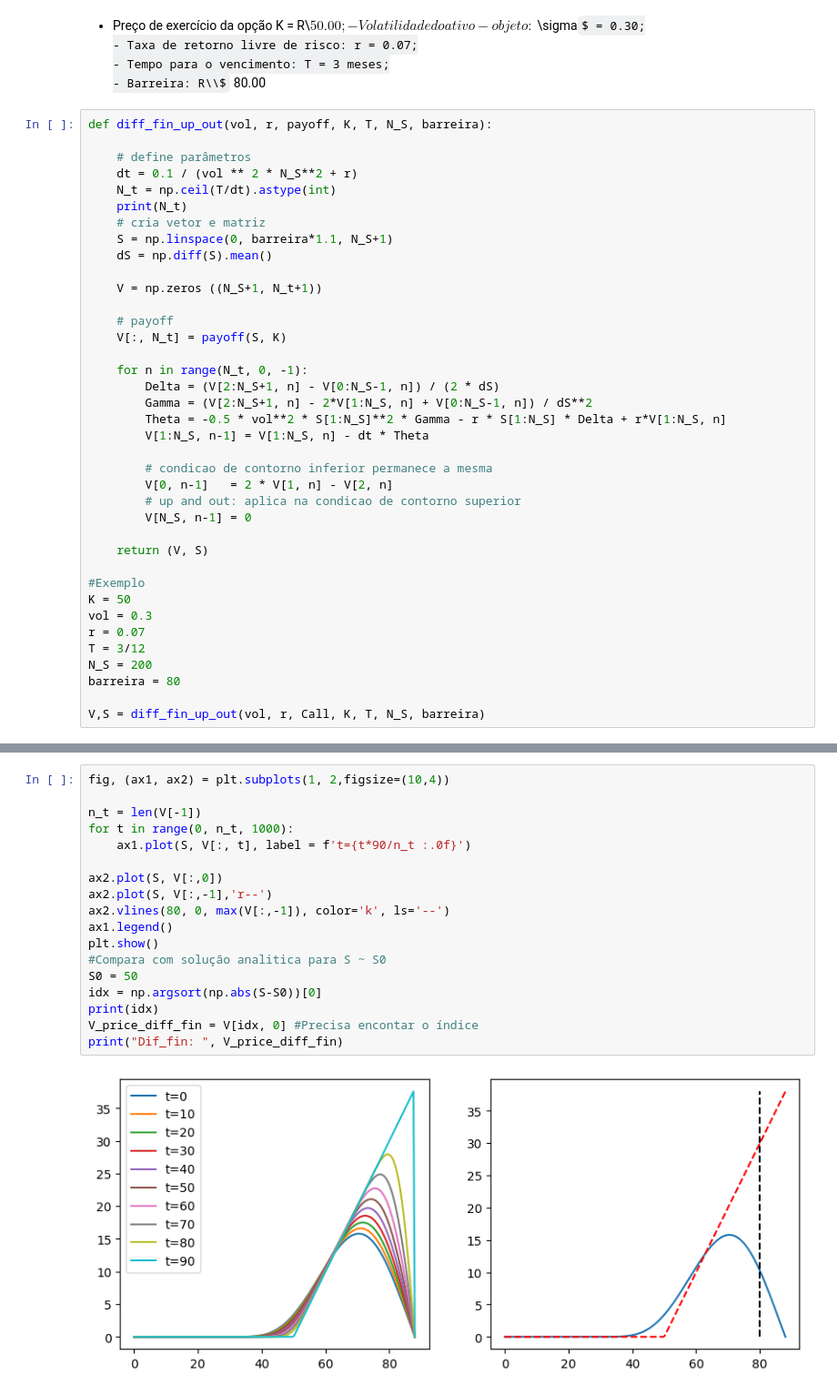
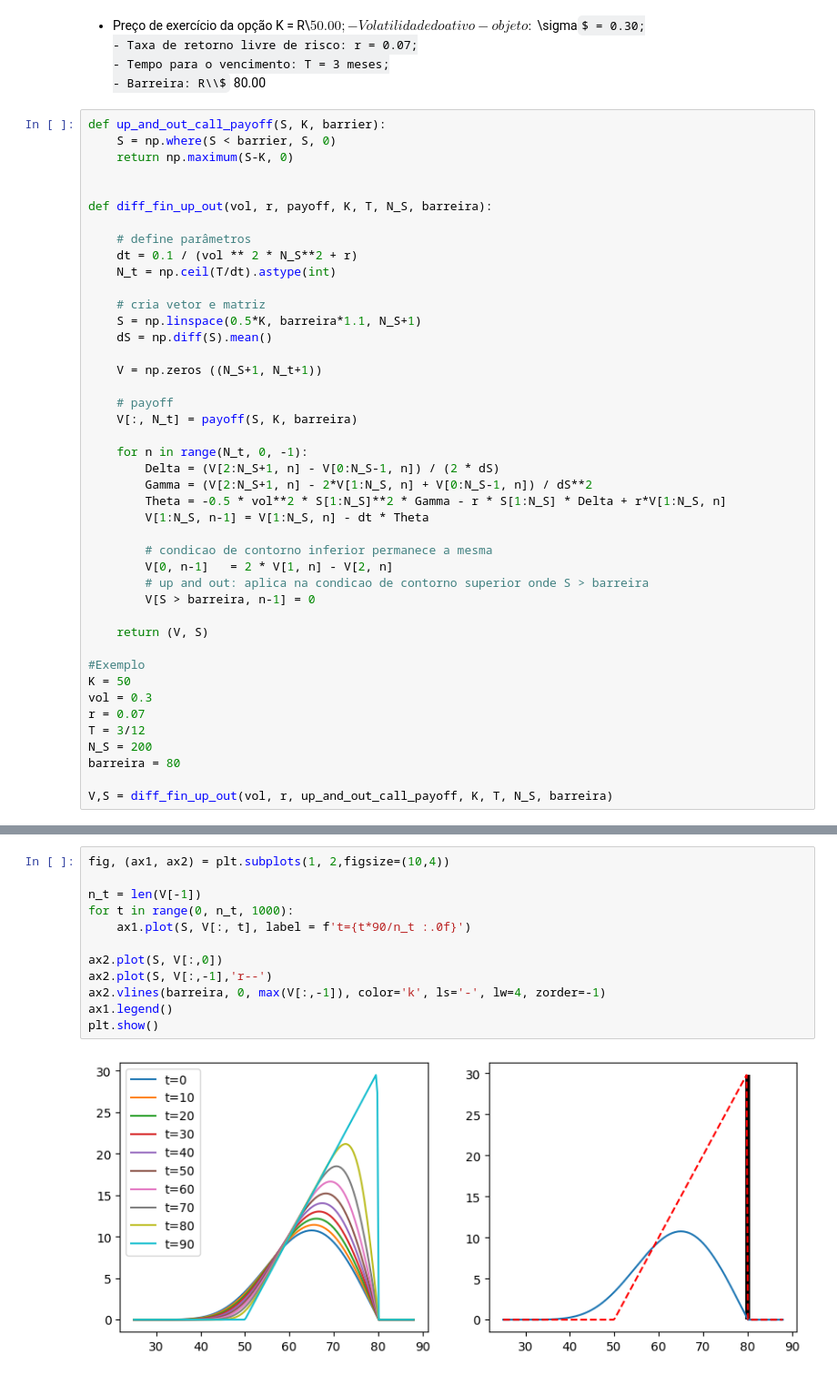
Before and after one commit to FerPapi/fineng-mba-usp, a Jupyter notebook: math_derivatives/Aula_01_EGF_12.ipynb, the cells around one changed output, grey strips where cells are left out. Shown at 91% size. Drawn from its saved outputs; the diff is of its cells as text; some formulas as TeX source.

```diff
--- a/math_derivatives/Aula_01_EGF_12.ipynb
+++ b/math_derivatives/Aula_01_EGF_12.ipynb
@@ -203,20 +203,25 @@ Assuma:
  - Tempo para o vencimento: T = 3 meses;
  - Barreira: R\\$ 80.00
 # %%
+def up_and_out_call_payoff(S, K, barrier):
+    S = np.where(S < barrier, S, 0)
+    return np.maximum(S-K, 0)
+
+
 def diff_fin_up_out(vol, r, payoff, K, T, N_S, barreira):
 
     # define parâmetros
     dt = 0.1 / (vol ** 2 * N_S**2 + r)
     N_t = np.ceil(T/dt).astype(int)
-    print(N_t)
+
     # cria vetor e matriz
-    S = np.linspace(0, barreira*1.1, N_S+1)
+    S = np.linspace(0.5*K, barreira*1.1, N_S+1)
     dS = np.diff(S).mean()
 
     V = np.zeros ((N_S+1, N_t+1))
 
     # payoff
-    V[:, N_t] = payoff(S, K)
+    V[:, N_t] = payoff(S, K, barreira)
 
     for n in range(N_t, 0, -1):
         Delta = (V[2:N_S+1, n] - V[0:N_S-1, n]) / (2 * dS)
@@ -226,8 +231,8 @@ def diff_fin_up_out(vol, r, payoff, K, T, N_S, barreira):
 
         # condicao de contorno inferior permanece a mesma
         V[0, n-1]   = 2 * V[1, n] - V[2, n]
-        # up and out: aplica na condicao de contorno superior
-        V[N_S, n-1] = 0
+        # up and out: aplica na condicao de contorno superior onde S > barreira
+        V[S > barreira, n-1] = 0
 
     return (V, S)
 
@@ -239,4 +244,4 @@ T = 3/12
 N_S = 200
 barreira = 80
 
-V,S = diff_fin_up_out(vol, r, Call, K, T, N_S, barreira)
+V,S = diff_fin_up_out(vol, r, up_and_out_call_payoff, K, T, N_S, barreira)
@@ -245,20 +248,14 @@ V,S = diff_fin_up_out(vol, r, Call, K, T, N_S, barreira)
 # %%
 fig, (ax1, ax2) = plt.subplots(1, 2,figsize=(10,4))
 
 n_t = len(V[-1])
 for t in range(0, n_t, 1000):
     ax1.plot(S, V[:, t], label = f't={t*90/n_t :.0f}')
 
 ax2.plot(S, V[:,0])
 ax2.plot(S, V[:,-1],'r--')
-ax2.vlines(80, 0, max(V[:,-1]), color='k', ls='--')
+ax2.vlines(barreira, 0, max(V[:,-1]), color='k', ls='-', lw=4, zorder=-1)
 ax1.legend()
 plt.show()
-#Compara com solução analitica para S ~ S0
-S0 = 50
-idx = np.argsort(np.abs(S-S0))[0]
-print(idx)
-V_price_diff_fin = V[idx, 0] #Precisa encontar o índice
-print("Dif_fin: ", V_price_diff_fin)
 # %% [output]
-[figure, old version]
+[figure, new version]
```
Also changed, not shown: parts of 8 cells of this notebook.
